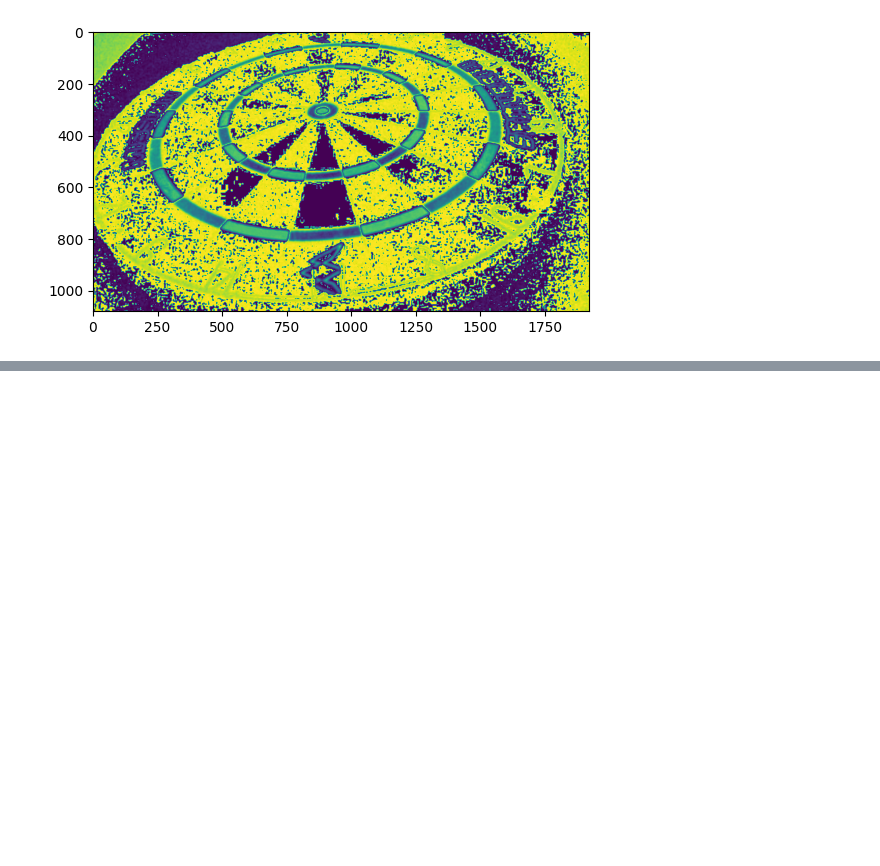
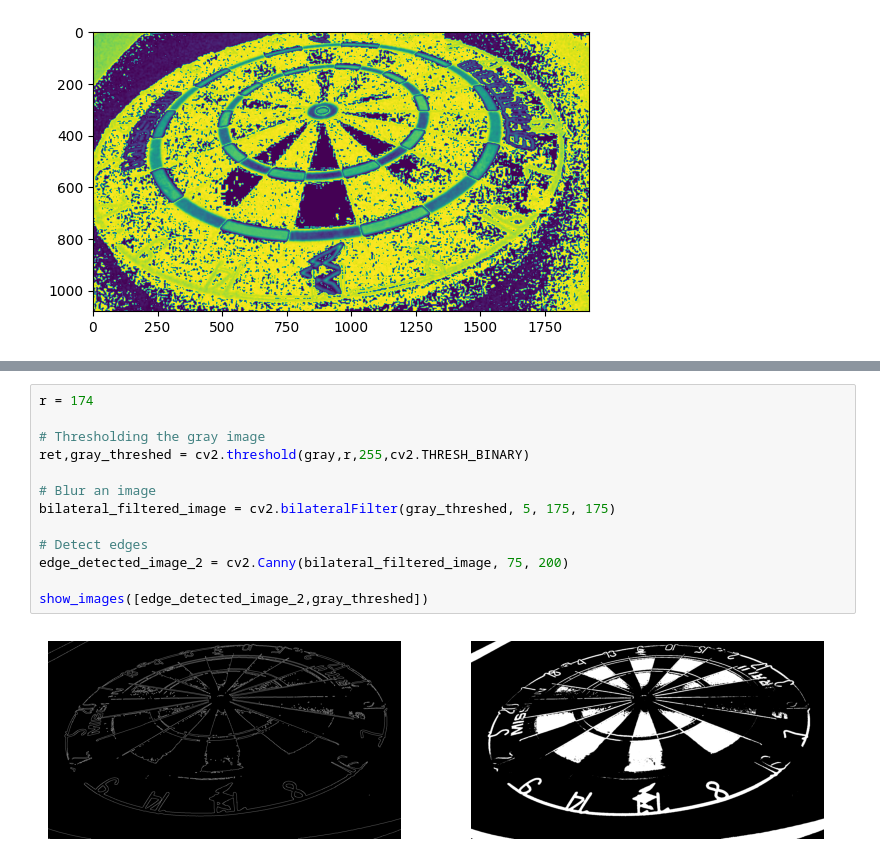
Before and after one commit to mgoetze06/dartdashboard, a Jupyter notebook: camera-detection/dart_detection.ipynb, the cells around one changed output, grey strips where cells are left out. Drawn from its saved outputs; the diff is of its cells as text; blank space fills up the shorter version.

```diff
--- a/camera-detection/dart_detection.ipynb
+++ b/camera-detection/dart_detection.ipynb
@@ -57,0 +117,15 @@ plt.imshow(test)
+# %%
+r = 174
+
+# Thresholding the gray image
+ret,gray_threshed = cv2.threshold(gray,r,255,cv2.THRESH_BINARY)
+
+# Blur an image
+bilateral_filtered_image = cv2.bilateralFilter(gray_threshed, 5, 175, 175)
+
+# Detect edges
+edge_detected_image_2 = cv2.Canny(bilateral_filtered_image, 75, 200)
+
+show_images([edge_detected_image_2,gray_threshed])
+# %% [output]
+[figure, added]
```
Also changed, not shown: parts of 16 cells of this notebook, 4 other files.
